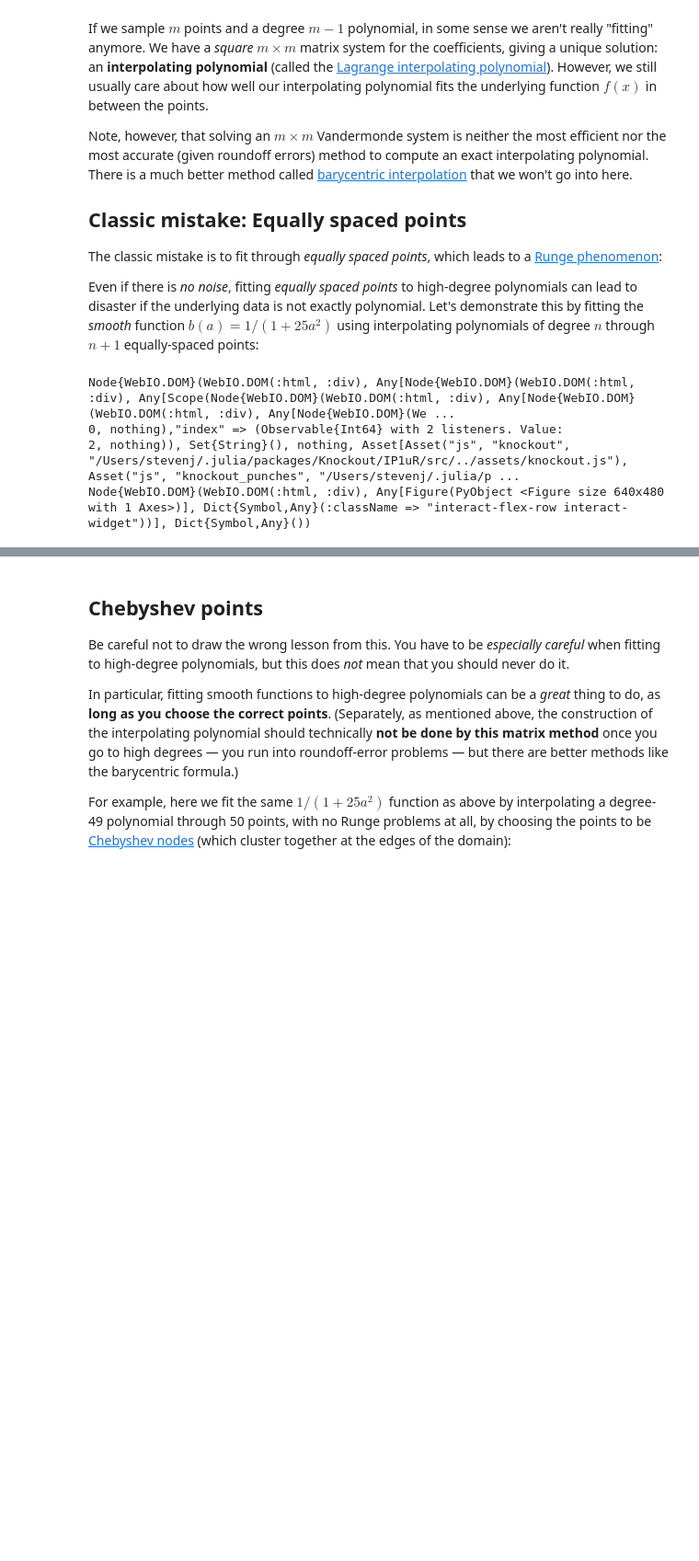
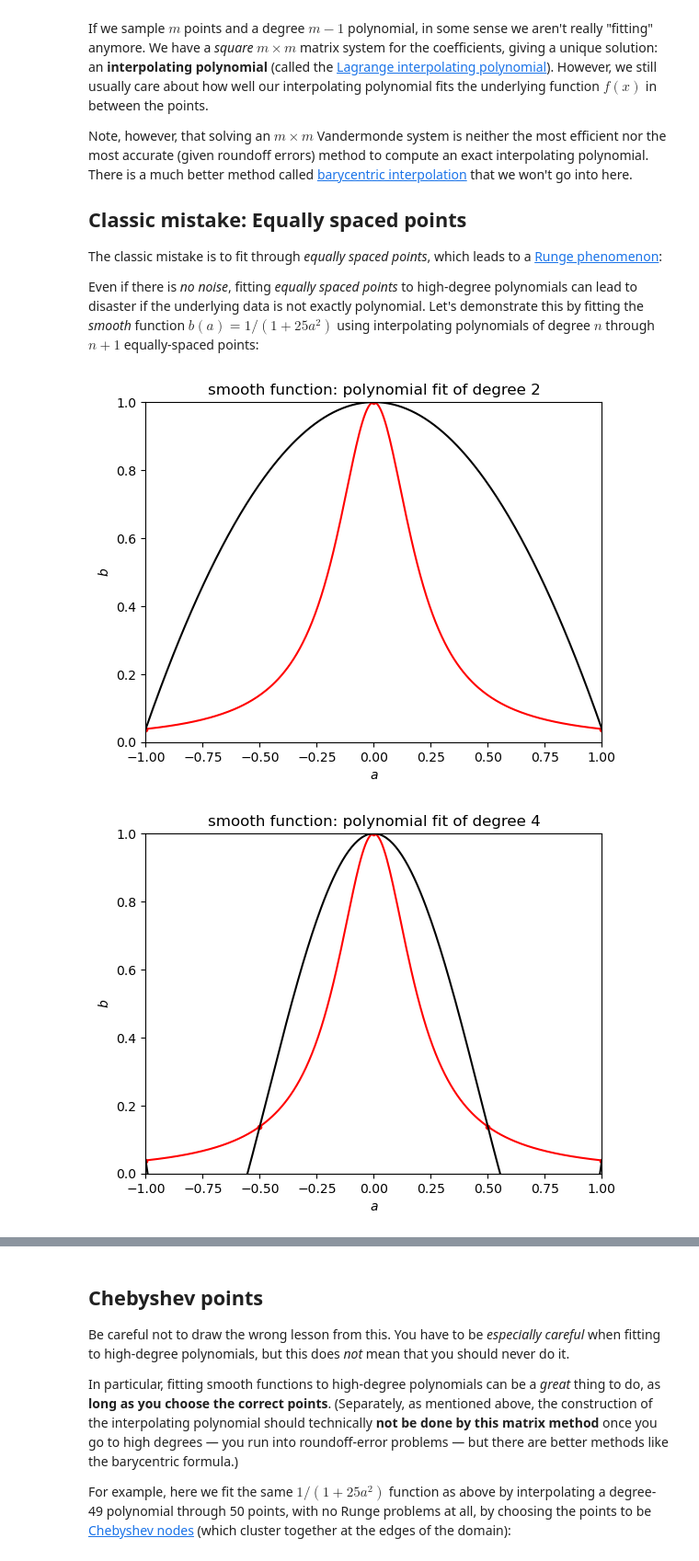
Before and after one commit to mitmath/18335, a Jupyter notebook: notes/Least-squares.ipynb, the cells around one changed output, grey strips where cells are left out. Shown: that part at 92% size. Saved outputs shown, nothing was run; the diff lists cells and outputs as text; code cells hidden in the pictures; blank space fills up the shorter version.

```diff
--- a/notes/Least-squares.ipynb
+++ b/notes/Least-squares.ipynb
@@ -165,26 +168,24 @@ Even if there is *no noise*, fitting *equally spaced points* to high-degree poly
 # %%
 a = range(-1,1,length=50)
 afine = range(-1,1,length=300)
 bfine = @. 1 / (1 + 25afine^2)
 rungefig = figure()
-@manipulate for n=slider(1:50, value=2)
-    withfig(rungefig) do
+for n=2:2:20
+    display(withfig(rungefig) do
         plot(afine, bfine, "r-")
         an = range(-1,1,length=n+1)
         bn = @. 1 / (1 + 25an^2)
         plot(an, bn, "r.")
         A = an .^ (0:n)'
         x̂ = A \ bn
         plot(afine, (afine .^ (0:n)') * x̂, "k-")
         xlabel(L"a")
         ylabel(L"b")
         xlim(-1,1)
         ylim(0,1)
         title("smooth function: polynomial fit of degree $n")
-    end
+    end)
 end
 # %% [output]
-Node{WebIO.DOM}(WebIO.DOM(:html, :div), Any[Node{WebIO.DOM}(WebIO.DOM(:html, :div), Any[Scope(Node{WebIO.DOM}(WebIO.DOM(:html, :div), Any[Node{WebIO.DOM}(WebIO.DOM(:html, :div), Any[Node{WebIO.DOM}(We ...
-0, nothing),"index" => (Observable{Int64} with 2 listeners. Value:
-2, nothing)), Set{String}(), nothing, Asset[Asset("js", "knockout", "/Users/stevenj/.julia/packages/Knockout/IP1uR/src/../assets/knockout.js"), Asset("js", "knockout_punches", "/Users/stevenj/.julia/p ...
-Node{WebIO.DOM}(WebIO.DOM(:html, :div), Any[Figure(PyObject <Figure size 640x480 with 1 Axes>)], Dict{Symbol,Any}(:className => "interact-flex-row interact-widget"))], Dict{Symbol,Any}())
+[figure, added]
+[figure, added]
```
Also changed, not shown: parts of 6 cells of this notebook.
